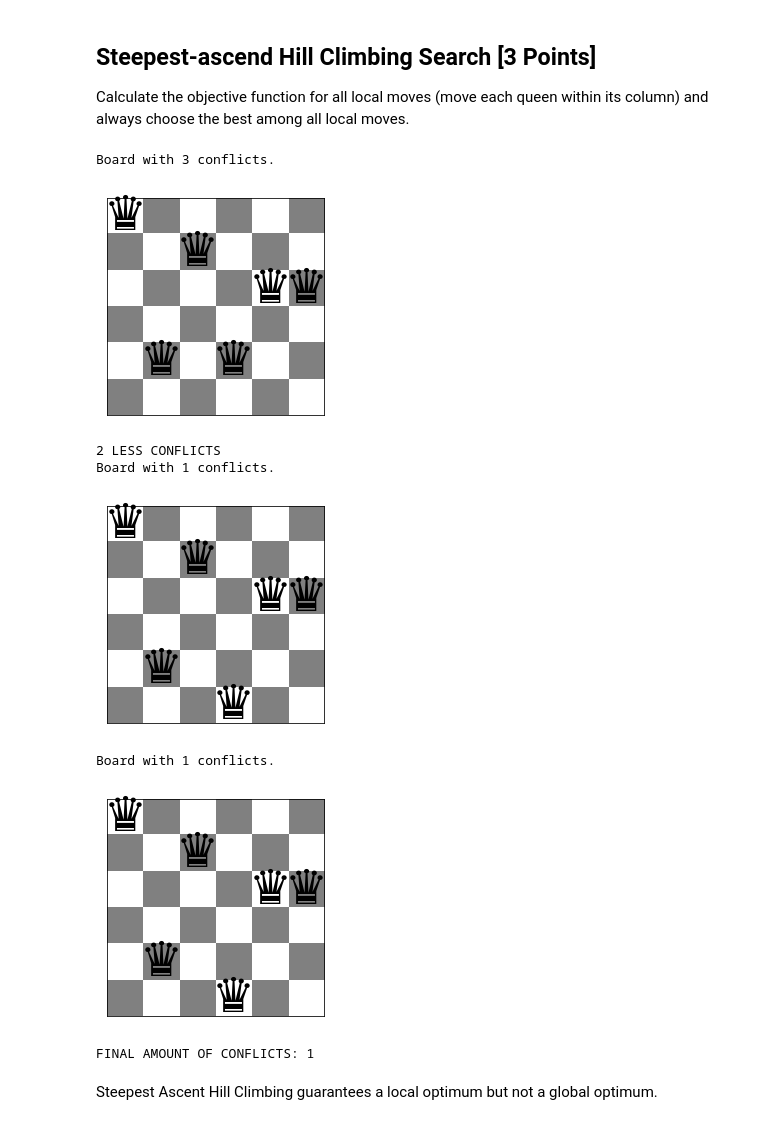
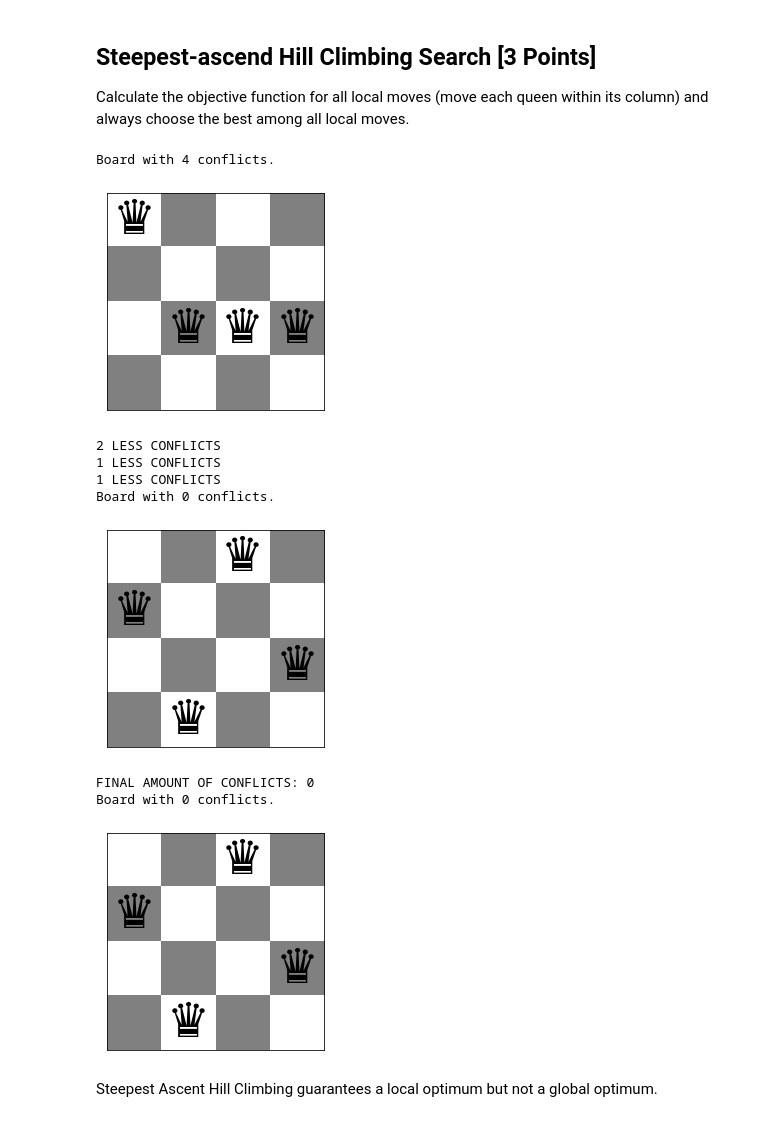
Before and after one commit to mitchmorrison2/CS7320-AI, a Jupyter notebook: Local Search/n_queens.ipynb, the cells around one changed output. Cells and saved outputs as stored; diff of their text form; code cells hidden in the pictures.

```diff
--- a/Local Search/n_queens.ipynb
+++ b/Local Search/n_queens.ipynb
@@ -119,43 +122,45 @@ show_board(board)
 
 Calculate the objective function for all local moves (move each queen within its column) and always choose the best among all local moves.
 # %%
-def SAHC(n=6):
+def SAHC(n=4, verb=False):
     board = random_board(n)
-    show_board(board)
+    if verb: show_board(board)
     conflictsV = conflicts(board)
     lowestConflicts = 0
     while lowestConflicts <= conflictsV:
         lowestConflicts = conflictsV
         changeRowToIndex = (-1, -1)
         for index, x in enumerate(board):
             og = (index, x)
             for i in range(n):
                 board[index] = i
                 if conflicts(board) < lowestConflicts:
                     changeRowToIndex = (index, i)
                     lowestConflicts = conflicts(board)
             board[og[0]] = og[1]
         if changeRowToIndex != (-1, -1):
             board[changeRowToIndex[0]] = changeRowToIndex[1]
-            print("{} LESS CONFLICTS".format(conflictsV - conflicts(board)))
+            if verb: print("{} LESS CONFLICTS".format(conflictsV - conflicts(board)))
             conflictsV = conflicts(board)
         else:
-            show_board(board)
-            print("FINAL AMOUNT OF CONFLICTS:", conflicts(board))
+            if verb: show_board(board)
+            if verb: print("FINAL AMOUNT OF CONFLICTS:", conflicts(board))
             break
-        show_board(board)
+    if verb: show_board(board)
     return board
 
-b = SAHC()
+b = SAHC(verb=True)
 # %% [output]
-Board with 3 conflicts.
+Board with 4 conflicts.
-[figure, old version]
+[figure, new version]
 2 LESS CONFLICTS
-Board with 1 conflicts.
+1 LESS CONFLICTS
+1 LESS CONFLICTS
+Board with 0 conflicts.
-[figure, old version]
+[figure, new version]
-Board with 1 conflicts.
+FINAL AMOUNT OF CONFLICTS: 0
+Board with 0 conflicts.
-[figure, old version]
+[figure, new version]
-FINAL AMOUNT OF CONFLICTS: 1
 # %% [markdown]
 Steepest Ascent Hill Climbing guarantees a local optimum but not a global optimum.
 # %% [markdown]
```
Also changed, not shown: parts of 20 cells of this notebook.
